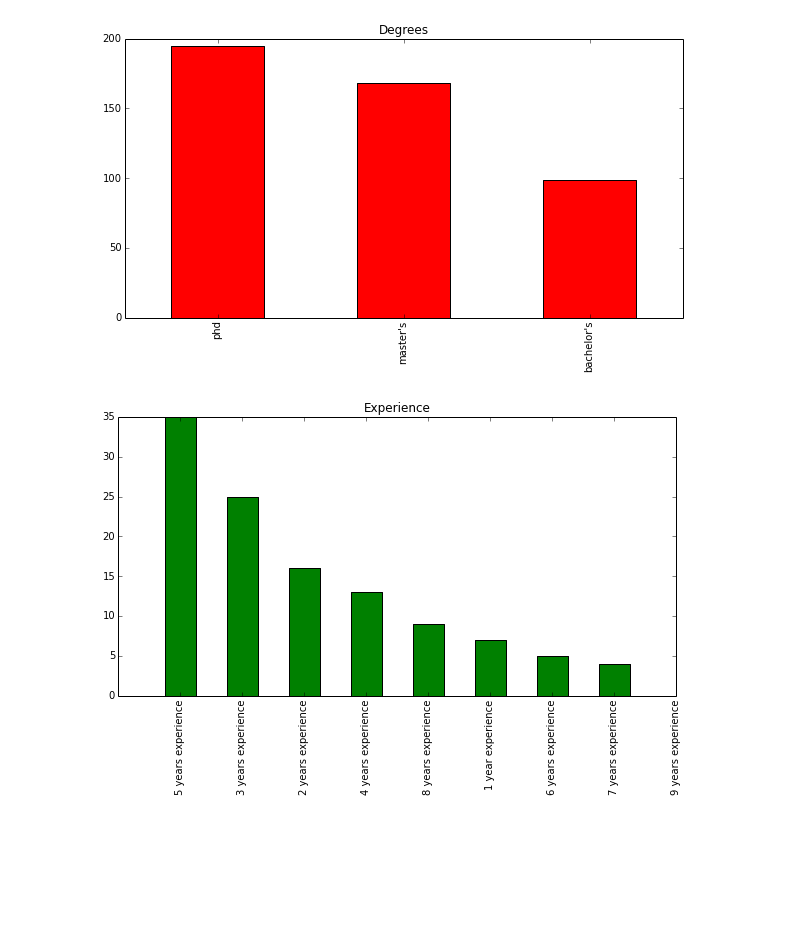
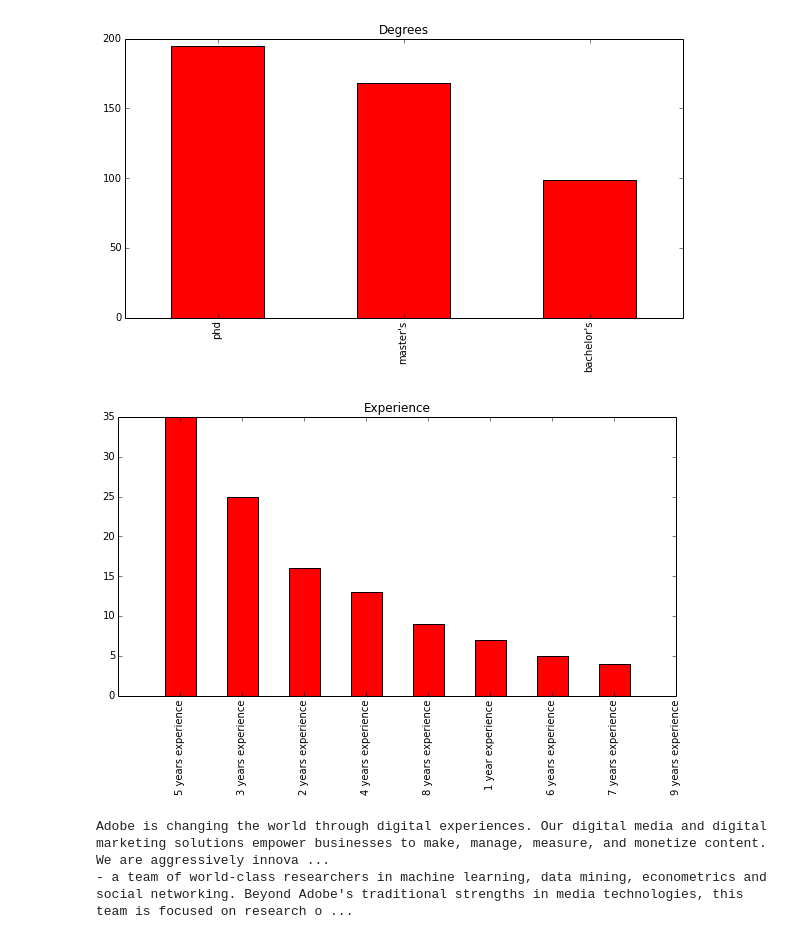
Before and after one commit to afcarl/analysis-jobdata, a Jupyter notebook: notebooks/datascience.ipynb, the cells around one changed output. Cells and saved outputs as stored; diff of their text form; code cells hidden in the pictures; blank space fills up the shorter version.

```diff
--- a/notebooks/datascience.ipynb
+++ b/notebooks/datascience.ipynb
@@ -88,6 +91,12 @@ plot_term_counts(term_counts(degrees, records), "Degrees", 'r')
 # %%
 experience = [["%d years experience" %y, "%d years of experience" % y, "%d+ years of experience"] for y in range(2,10)] + \
 [["1 year experience", "1 year of experience", "1+ years of experience"]]
-plot_term_counts(term_counts(experience, records), "Experience", 'g')
+plot_term_counts(term_counts(experience, records), "Experience", 'r')
 # %% [output]
-[figure, old version]
+[figure, new version]
+# %%
+er = [r["description"] for r in records if " excel " in r["description"].lower()]
+print er[3]
+# %% [output]
+Adobe is changing the world through digital experiences. Our digital media and digital marketing solutions empower businesses to make, manage, measure, and monetize content. We are aggressively innova ...
+- a team of world-class researchers in machine learning, data mining, econometrics and social networking. Beyond Adobe's traditional strengths in media technologies, this team is focused on research o ...
```
Also changed, not shown: parts of 2 cells of this notebook.
